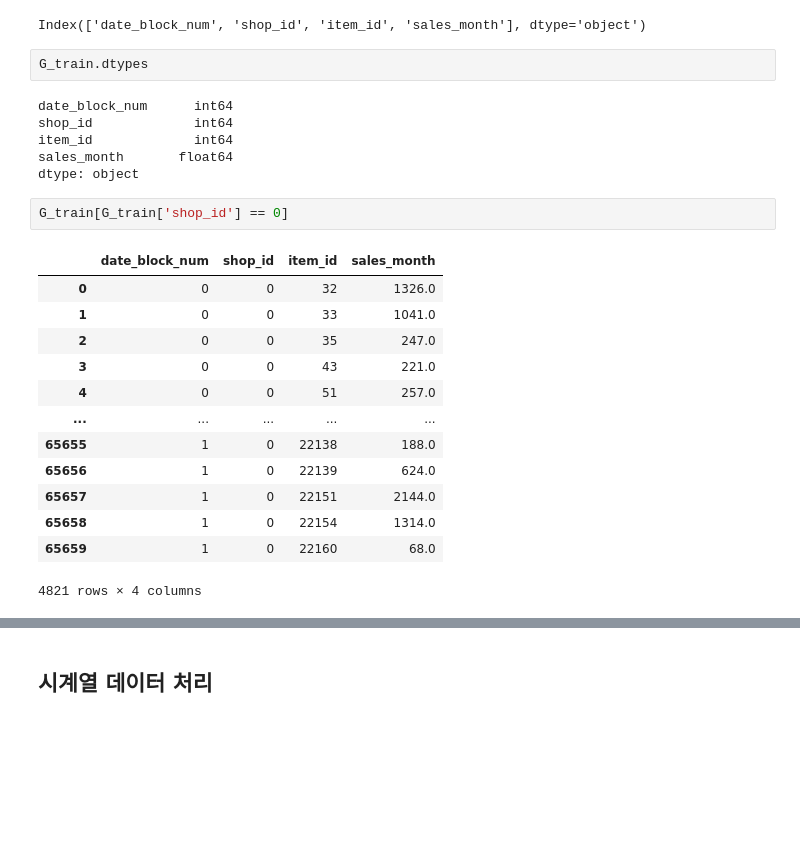
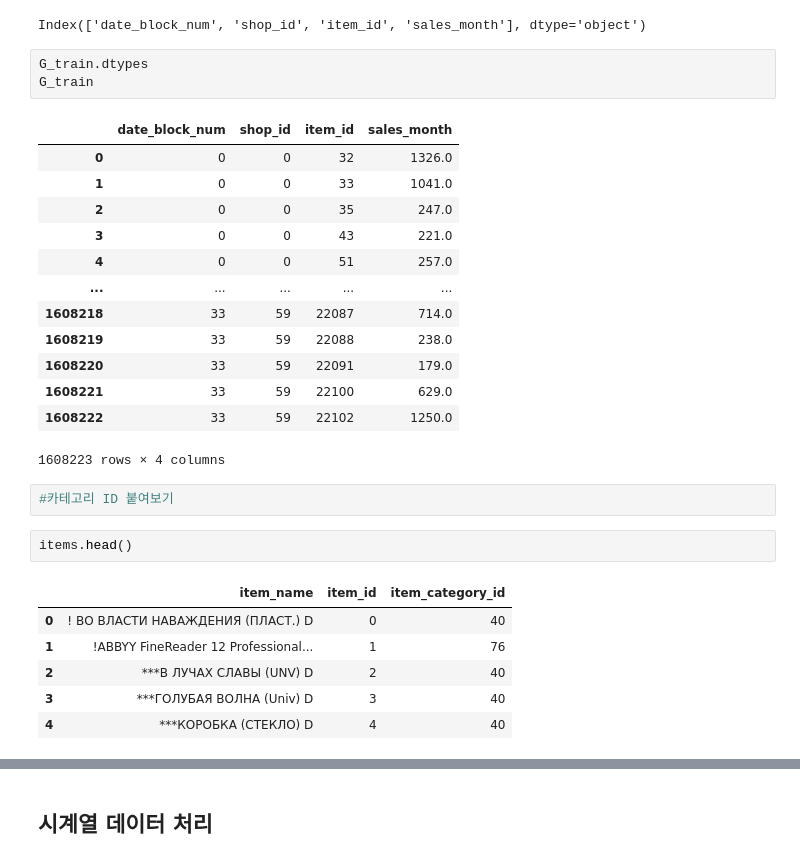
Before and after one commit to ittapa/AIFFEL-FILP-CODING, a Jupyter notebook: hackathon/01-kaggel-Future_Sales/01-project_vol1.ipynb, the cells around one changed output, grey strips where cells are left out. Saved outputs shown, nothing was run; the diff lists cells and outputs as text; blank space fills up the shorter version.

```diff
--- a/hackathon/01-kaggel-Future_Sales/01-project_vol1.ipynb
+++ b/hackathon/01-kaggel-Future_Sales/01-project_vol1.ipynb
@@ -458,25 +452,29 @@ G_train.columns
 Index(['date_block_num', 'shop_id', 'item_id', 'sales_month'], dtype='object')
 # %%
 G_train.dtypes
+G_train
 # %% [output]
+|  | date_block_num | shop_id | item_id | sales_month |
+| 0 | 0 | 0 | 32 | 1326.0 |
+| 1 | 0 | 0 | 33 | 1041.0 |
+| 2 | 0 | 0 | 35 | 247.0 |
+| 3 | 0 | 0 | 43 | 221.0 |
+| 4 | 0 | 0 | 51 | 257.0 |
+| ... | ... | ... | ... | ... |
+| 1608218 | 33 | 59 | 22087 | 714.0 |
+| 1608219 | 33 | 59 | 22088 | 238.0 |
+| 1608220 | 33 | 59 | 22091 | 179.0 |
+| 1608221 | 33 | 59 | 22100 | 629.0 |
+| 1608222 | 33 | 59 | 22102 | 1250.0 |
-date_block_num      int64
-shop_id             int64
-item_id             int64
-sales_month       float64
-dtype: object
+1608223 rows × 4 columns
-# %%
-G_train[G_train['shop_id'] == 0]
-# %% [output]
-|  | date_block_num | shop_id | item_id | sales_month |
-| 0 | 0 | 0 | 32 | 1326.0 |
-| 1 | 0 | 0 | 33 | 1041.0 |
-| 2 | 0 | 0 | 35 | 247.0 |
-| 3 | 0 | 0 | 43 | 221.0 |
-| 4 | 0 | 0 | 51 | 257.0 |
-| ... | ... | ... | ... | ... |
-| 65655 | 1 | 0 | 22138 | 188.0 |
-| 65656 | 1 | 0 | 22139 | 624.0 |
-| 65657 | 1 | 0 | 22151 | 2144.0 |
-| 65658 | 1 | 0 | 22154 | 1314.0 |
-| 65659 | 1 | 0 | 22160 | 68.0 |
-4821 rows × 4 columns
+# %%
+#카테고리 ID 붙여보기
+# %%
+items.head()
+# %% [output]
+|  | item_name | item_id | item_category_id |
+| 0 | ! ВО ВЛАСТИ НАВАЖДЕНИЯ (ПЛАСТ.) D | 0 | 40 |
+| 1 | !ABBYY FineReader 12 Professional... | 1 | 76 |
+| 2 | ***В ЛУЧАХ СЛАВЫ (UNV) D | 2 | 40 |
+| 3 | ***ГОЛУБАЯ ВОЛНА (Univ) D | 3 | 40 |
+| 4 | ***КОРОБКА (СТЕКЛО) D | 4 | 40 |
```
Also changed, not shown: parts of 13 cells of this notebook, 3 other files.
